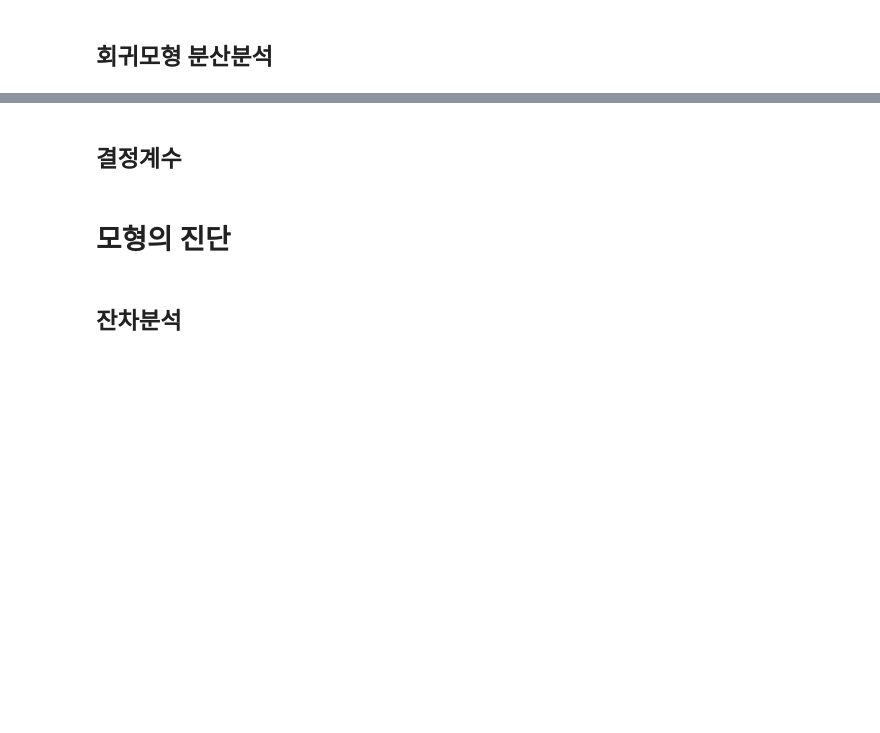
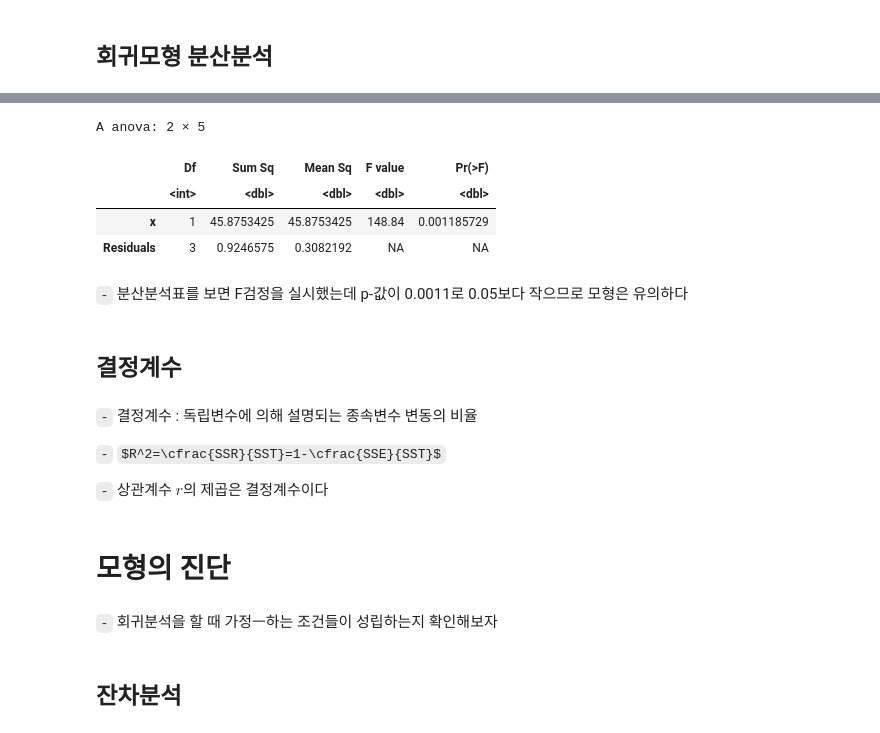
Before and after one commit to Jaesu26/study-blog, a Jupyter notebook: _notebooks/2021-09-01-회귀분석.ipynb, the cells around one changed output, grey strips where cells are left out. Drawn from its saved outputs; the diff is of its cells as text; code cells hidden in the pictures; some formulas as TeX source; blank space fills up the shorter version.

```diff
--- a/_notebooks/2021-09-01-회귀분석.ipynb
+++ b/_notebooks/2021-09-01-회귀분석.ipynb
@@ -494,6 +508,27 @@ $$T_0=\cfrac{b_0-0}{\sqrt{\widehat{Var}(b_0)}}$$
+# %%
+x <- c(1, 2, 3, 4, 8)
+y <- c(2, 4, 5, 7, 11)
+m <- lm(y~x)
+anova(m)
+# %% [output]
+A anova: 2 × 5
+|  | Df | Sum Sq | Mean Sq | F value | Pr(>F) |
+|  | <int> | <dbl> | <dbl> | <dbl> | <dbl> |
+| x | 1 | 45.8753425 | 45.8753425 | 148.84 | 0.001185729 |
+| Residuals | 3 | 0.9246575 | 0.3082192 | NA | NA |
+# %% [markdown]
+`-` 분산분석표를 보면 F검정을 실시했는데 p-값이 0.0011로 0.05보다 작으므로 모형은 유의하다
 # %% [markdown]
 ## 결정계수
+# %% [markdown]
+`-` 결정계수 : 독립변수에 의해 설명되는 종속변수 변동의 비율
+
+`-` $R^2=\cfrac{SSR}{SST}=1-\cfrac{SSE}{SST}$
+
+`-` 상관계수 $r$의 제곱은 결정계수이다
 # %% [markdown]
 # 모형의 진단
+# %% [markdown]
+`-` 회귀분석을 할 때 가정ㅡ하는 조건들이 성립하는지 확인해보자
 # %% [markdown]
 ## 잔차분석
```
Also changed, not shown: parts of 1 cell of this notebook.
